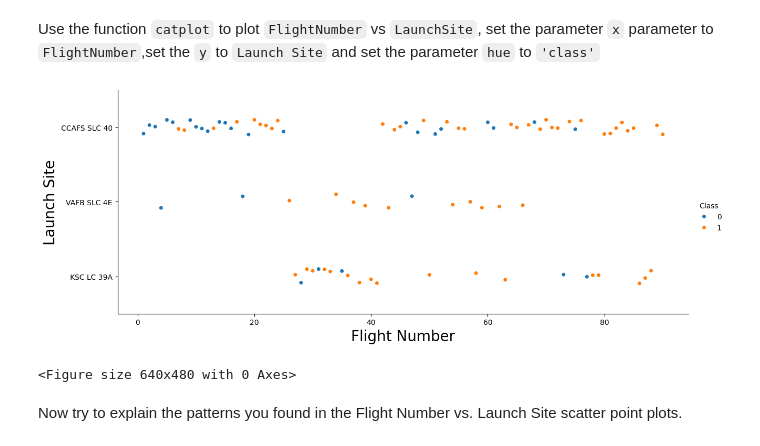
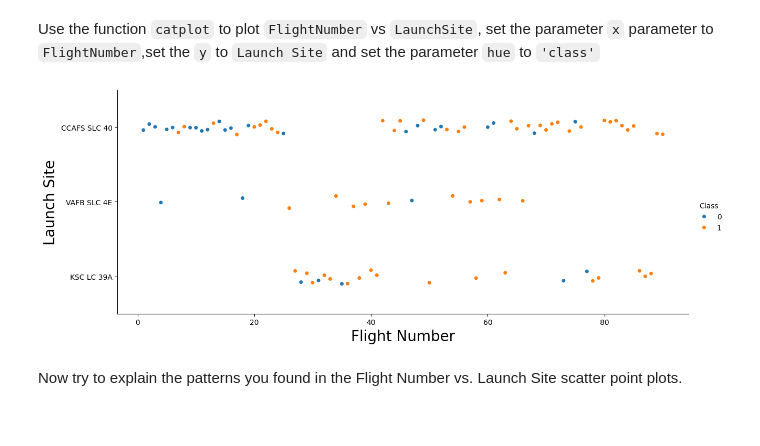
Before and after one commit to code-better-everyday/coursera_ds_capstone, a Jupyter notebook: edadataviz.ipynb, the cells around one changed output. Drawn from its saved outputs; the diff is of its cells as text; code cells hidden in the pictures.

```diff
--- a/edadataviz.ipynb
+++ b/edadataviz.ipynb
@@ -58,13 +56,13 @@ ModuleNotFoundError: No module named 'pandas'
 # %% [markdown]
 First, let's read the SpaceX dataset into a Pandas dataframe and print its summary
 # %%
-from js import fetch
-import io
+# from js import fetch
+# import io
 
-URL = "https://cf-courses-data.s3.us.cloud-object-storage.appdomain.cloud/IBM-DS0321EN-SkillsNetwork/datasets/dataset_part_2.csv"
-resp = await fetch(URL)
-dataset_part_2_csv = io.BytesIO((await resp.arrayBuffer()).to_py())
-df=pd.read_csv(dataset_part_2_csv)
+# URL = "https://cf-courses-data.s3.us.cloud-object-storage.appdomain.cloud/IBM-DS0321EN-SkillsNetwork/datasets/dataset_part_2.csv"
+# resp = await fetch(URL)
+# dataset_part_2_csv = io.BytesIO((await resp.arrayBuffer()).to_py())
+df=pd.read_csv("dataset_part_2.csv")
 df.head(5)
 # %% [output]
 |  | FlightNumber | Date | BoosterVersion | PayloadMass | Orbit | LaunchSite | Outcome | Flights | GridFins | ... |
@@ -92,16 +90,12 @@ Next, let's drill down to each site visualize its detailed launch records.
 Use the function <code>catplot</code> to plot <code>FlightNumber</code> vs <code>LaunchSite</code>, set the  parameter <code>x</code>  parameter to <code>FlightNumber</code>,set the  <code>y</code> to <code>Launch Site</code> and set the parameter <code>hue</code> to <code>'class'</code>
 # %%
 # Plot a scatter point chart with x axis to be Flight Number and y axis to be the launch site, and hue to be the class value
-sns.catplot(y="LaunchSite", x="FlightNumber", hue="Class", data=df, aspect = 2.5
-           )
+sns.catplot(y="LaunchSite", x="FlightNumber", hue="Class", data=df, aspect = 2.5)
 plt.xlabel("Flight Number",fontsize=20)
 plt.ylabel("Launch Site",fontsize=20)
 plt.show()
-
-plt.savefig('flightvssite.png', format='png')
 # %% [output]
-[figure, old version]
+[figure, new version]
-<Figure size 640x480 with 0 Axes>
 # %% [markdown]
 Now try to explain the patterns you found in the Flight Number vs. Launch Site scatter point plots.
 # %% [markdown]
```
Also changed, not shown: parts of 11 cells of this notebook, 9 other files.
